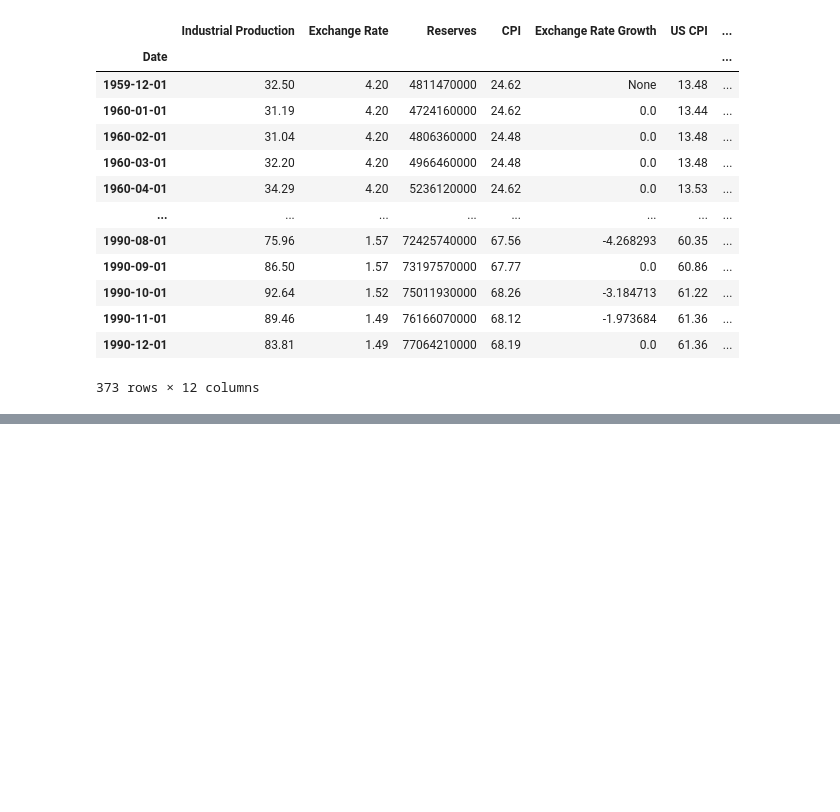
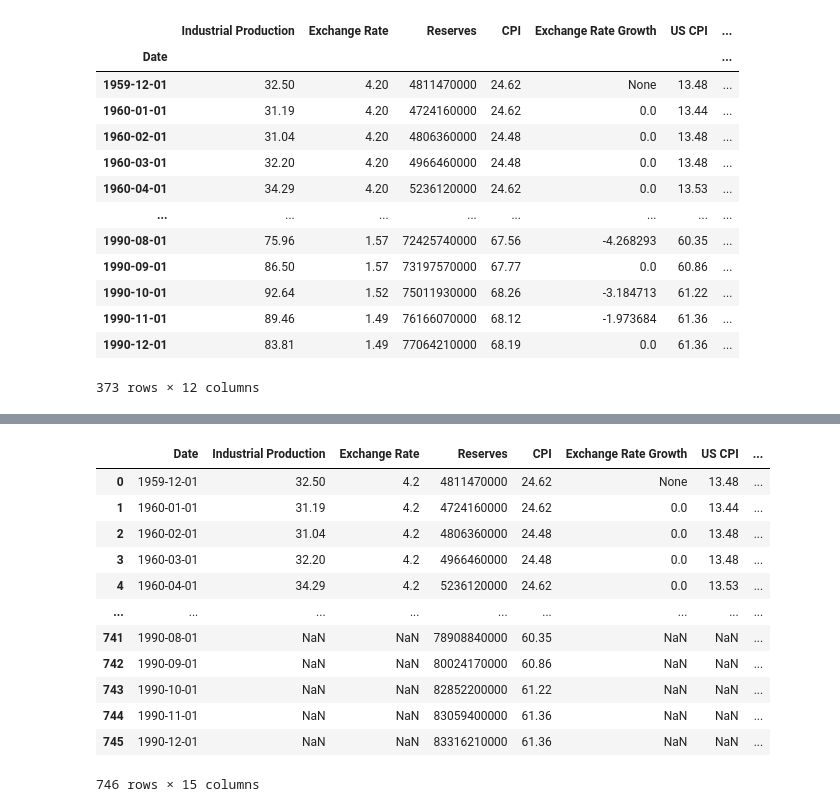
Before and after one commit to a-conga/EC1B1-Project-, a Jupyter notebook: code.ipynb, the cells around one changed output, grey strips where cells are left out. Cells and saved outputs as stored; diff of their text form; code cells hidden in the pictures; blank space fills up the shorter version.

```diff
--- a/code.ipynb
+++ b/code.ipynb
@@ -424,0 +467,8 @@ new_germany_df
+# %%
+# US INFLATION
+
+# Calculate monthly inflation rate
+us_df['Monthly Inflation Rate'] = us_df['CPI'].pct_change() * 100
+
+# Display the updated DataFrame
+us_df
@@ -424,0 +489,10 @@ new_germany_df
+# %%
+# US RESERVES INDEX
+
+us_dec_1990_row = us_df[us_df['Date'] == 'Dec 1990']
+# Extract the value in the 'International Reserves' column for that row
+# Assuming 'International Reserves' is the column name
+base_value = dec_1990_row['Reserves'].iloc[0]
+us_df['Reserves Index'] = (us_df['Reserves'] / base_value) * 100
+
+us_df
@@ -456,0 +550,26 @@ KeyError: 'Reserves'
+# %%
+# creating a combined df
+
+germany_df_half = germany_df
+germany_df_half["Country"] = "Germany"
+
+us_df_half = us_df
+us_df_half["Country"] = "USA"
+
+combined_df = pd.concat([germany_df_half, us_df_half], axis=0, ignore_index=True)
+
+combined_df
+# %% [output]
+|  | Date | Industrial Production | Exchange Rate | Reserves | CPI | Exchange Rate Growth | US CPI | ... |
+| 0 | 1959-12-01 | 32.50 | 4.2 | 4811470000 | 24.62 | None | 13.48 | ... |
+| 1 | 1960-01-01 | 31.19 | 4.2 | 4724160000 | 24.62 | 0.0 | 13.44 | ... |
+| 2 | 1960-02-01 | 31.04 | 4.2 | 4806360000 | 24.48 | 0.0 | 13.48 | ... |
+| 3 | 1960-03-01 | 32.20 | 4.2 | 4966460000 | 24.48 | 0.0 | 13.48 | ... |
+| 4 | 1960-04-01 | 34.29 | 4.2 | 5236120000 | 24.62 | 0.0 | 13.53 | ... |
+| ... | ... | ... | ... | ... | ... | ... | ... | ... |
+| 741 | 1990-08-01 | NaN | NaN | 78908840000 | 60.35 | NaN | NaN | ... |
+| 742 | 1990-09-01 | NaN | NaN | 80024170000 | 60.86 | NaN | NaN | ... |
+| 743 | 1990-10-01 | NaN | NaN | 82852200000 | 61.22 | NaN | NaN | ... |
+| 744 | 1990-11-01 | NaN | NaN | 83059400000 | 61.36 | NaN | NaN | ... |
+| 745 | 1990-12-01 | NaN | NaN | 83316210000 | 61.36 | NaN | NaN | ... |
+746 rows × 15 columns
```
Also changed, not shown: parts of 9 cells of this notebook.
